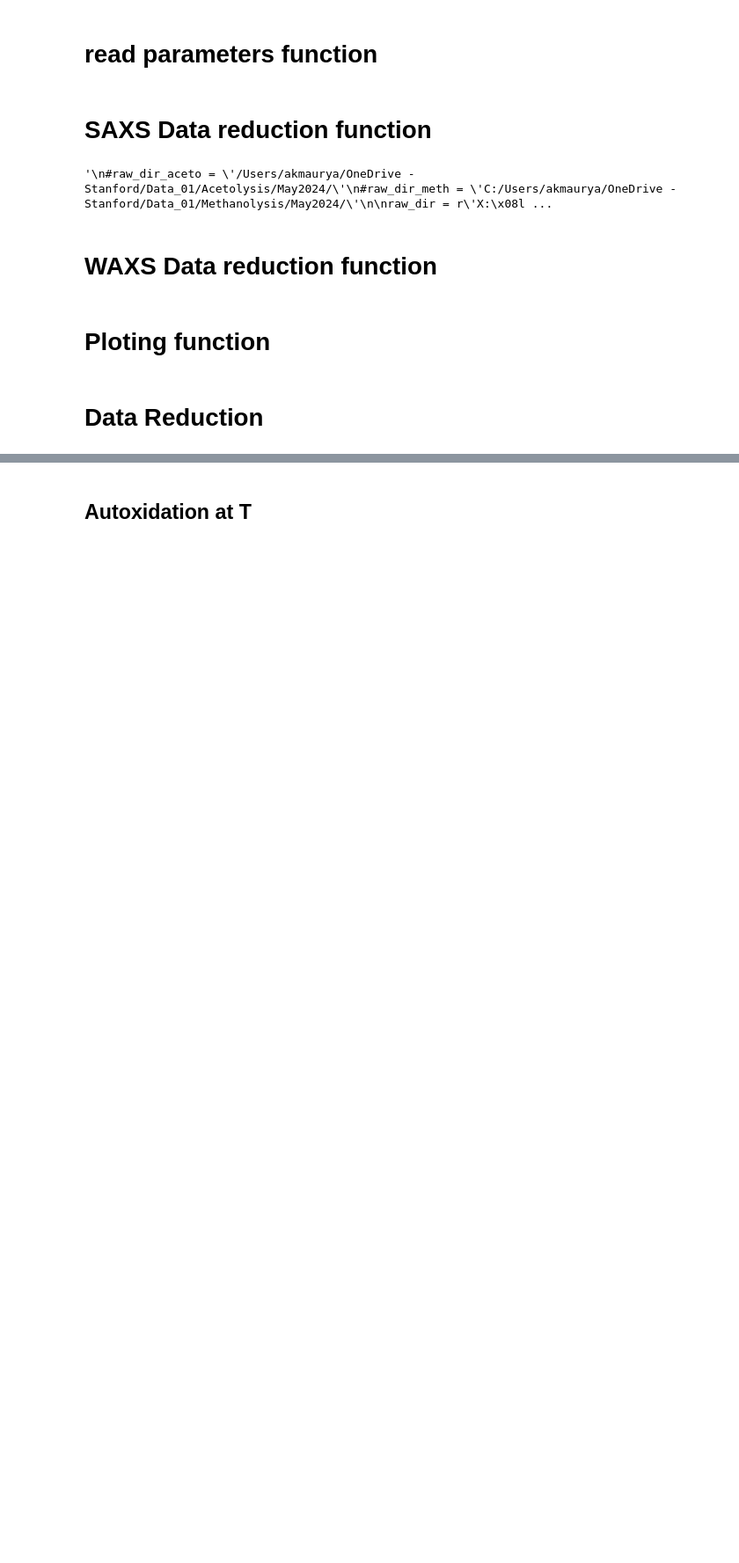
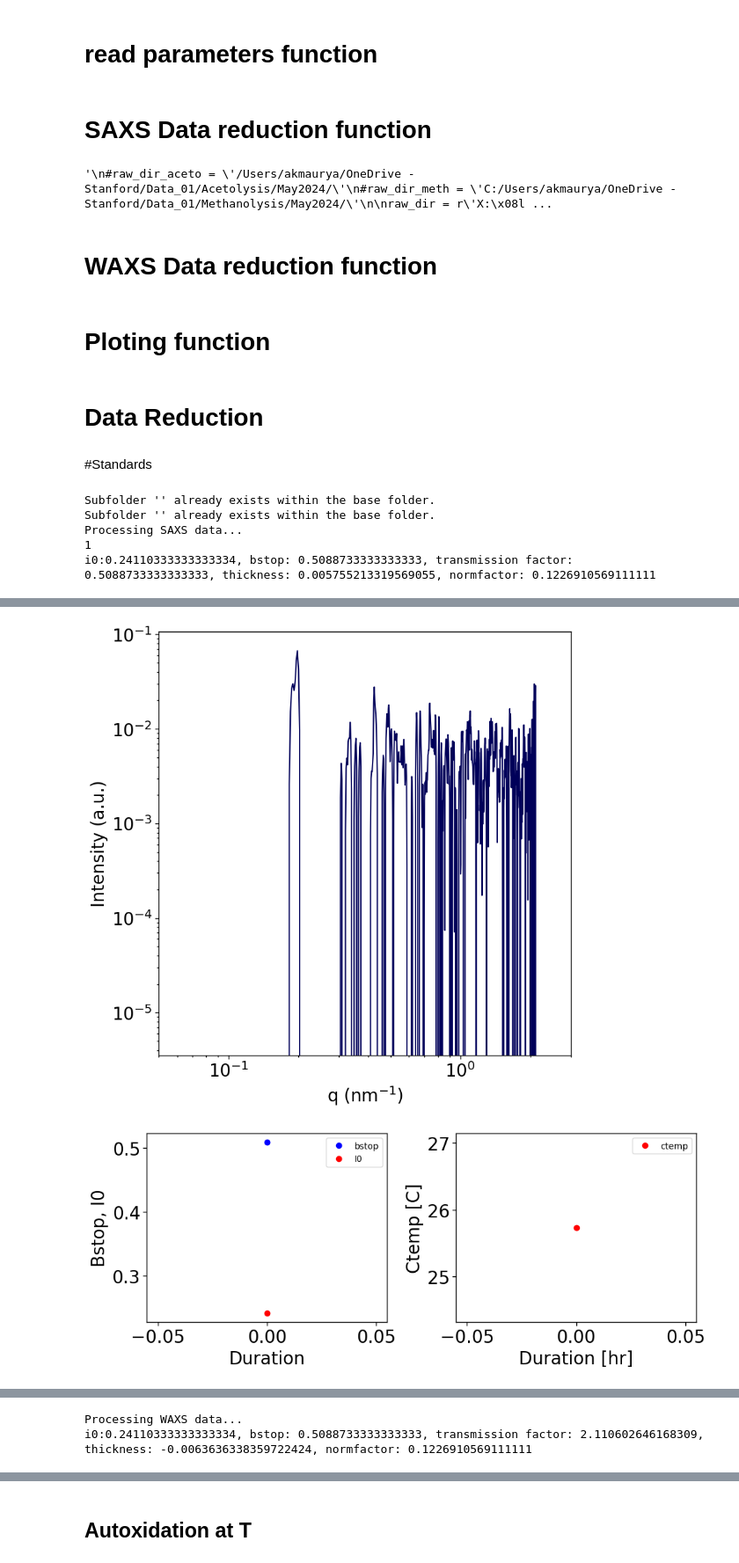
Before and after one commit to anjanikmaurya/SWAXS_data_correction_reduction_averaging, a Jupyter notebook: Step1_SWAXS_Reduction_Normlisation_combined_macv4.ipynb, the cells around one changed output, grey strips where cells are left out. Shown at 88% size. Drawn from its saved outputs; the diff is of its cells as text; code cells hidden in the pictures; blank space fills up the shorter version.

```diff
--- a/Step1_SWAXS_Reduction_Normlisation_combined_macv4.ipynb
+++ b/Step1_SWAXS_Reduction_Normlisation_combined_macv4.ipynb
@@ -506,22 +345,7 @@ def get_keywords(raw_dir: str, common_keyword: str, keyword: str) -> Tuple[List[
 # %% [markdown]
 # read parameters function
 # %%
-def process_and_store_selected_parameters_columns(data_folder: str, keywords: List[str]) -> Dict[str, pd.DataFrame]:
-    """
-    Process CSV parameter files and extract selected columns for each keyword.
-
-    Parameters
-    ----------
-    data_folder : str
-        Path to folder containing CSV parameter files
-    keywords : List[str]
-        List of keyword patterns to search for files
-
-    Returns
-    -------
-    Dict[str, pd.DataFrame]
-        Dictionary mapping file names to DataFrames with selected columns
-    """
+def process_and_store_selected_parameters_columns(data_folder, keywords):
     # Create an empty dictionary to store the selected columns for each file
     selected_columns_dict = {}
 
@@ -539,7 +363,7 @@ def process_and_store_selected_parameters_columns(data_folder: str, keywords: Li
                 file_name = os.path.splitext(os.path.basename(pdi_file_path))[0]
                 #print(f"Reading file: {file_name}")
 
-                # Extract columns seconds, io, bstop, temp, ctemp, timer
+                # Extract columns 4, 7, 9, and 15
                 selected_columns = df.iloc[:, [2, 3, 6, 10, 29, 30]]
 
                 # Store the selected columns in the dictionary with the file name as the key
@@ -1183,2 +1145,43 @@ def process_WAXS_data(WAXS_folder_name: str, keywords: List[str], data_folder: s
 # %% [markdown]
 # Data Reduction
+# %% [markdown]
+#Standards
+# %%
+#raw_dir_meth = r'X:\bl1-5\Anjani\Autoxidation\Jan2025\RT\RTSoak'
+# Run 23c
+#common_keyword = ""  # folder name
+#keyword = "*Empty*" # file name
+
+#keywords, SAXS_folder_name, WAXS_folder_name,data_folder = get_keywords(raw_dir_meth, common_keyword, keyword)
+
+#process_SAXS_data(SAXS_folder_name, keywords, data_folder, ai)
+#process_WAXS_data(WAXS_folder_name, keywords, data_folder, ai_w)
+
+
+raw_dir = os.path.join(base_dir, 'Standards')
+
+#raw_dir_meth = r'X:\bl1-5\Anjani\RedesignedPlastic\Jan2025\Fibers3'
+
+
+common_keyword = ""  # folder name
+common_keyword = ""  # folder name
+keywords = ["*Empty_beam*" ]# file name
+
+i0_offset = 0
+bstop_offset = 0
+i0_air = 0
+bstop_air = 0
+
+
+# loop over the keywords
+for keyword in keywords:
+     keywords, SAXS_folder_name, WAXS_folder_name,data_folder = get_keywords(raw_dir, common_keyword, keyword)
+
+     process_SAXS_data(SAXS_folder_name, keywords, data_folder, ai, saxs_mask, i0_offset, bstop_offset, i0_air, bstop_air)
+     process_WAXS_data(WAXS_folder_name, keywords, data_folder, ai_w, waxs_mask, i0_offset, bstop_offset, i0_air, bstop_air)
+# %% [output]
+Subfolder '' already exists within the base folder.
+Subfolder '' already exists within the base folder.
+Processing SAXS data...
+1
+i0:0.24110333333333334, bstop: 0.5088733333333333, transmission factor: 0.5088733333333333, thickness: 0.005755213319569055, normfactor: 0.1226910569111111
@@ -1184,0 +1189,2 @@ def process_WAXS_data(WAXS_folder_name: str, keywords: List[str], data_folder: s
+[figure, added]
+[figure, added]
@@ -1184,0 +1192,2 @@ def process_WAXS_data(WAXS_folder_name: str, keywords: List[str], data_folder: s
+Processing WAXS data...
+i0:0.24110333333333334, bstop: 0.5088733333333333, transmission factor: 2.110602646168309, thickness: -0.0063636338359722424, normfactor: 0.1226910569111111
```
Also changed, not shown: parts of 20 cells of this notebook, 10 other files.
